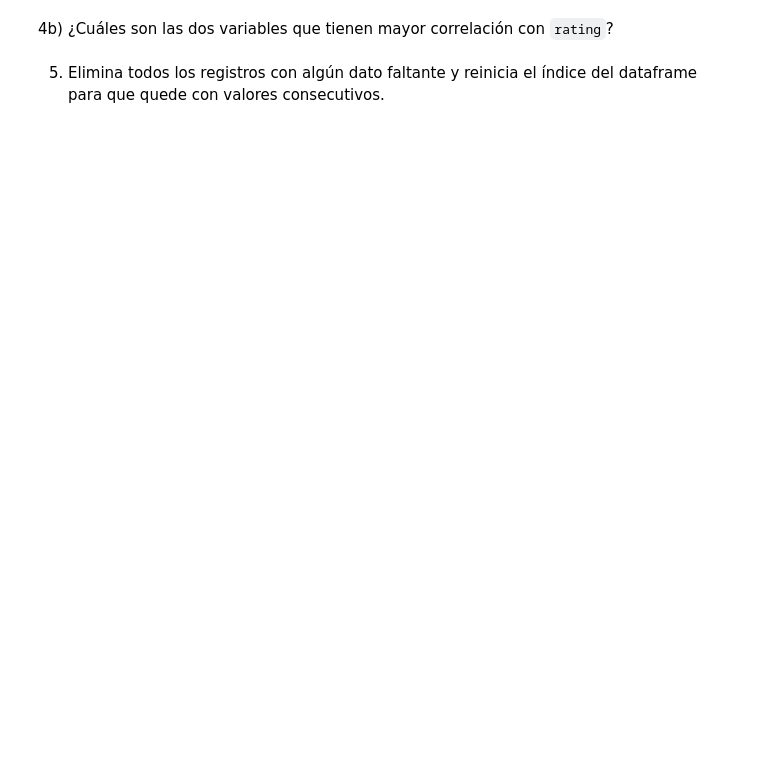
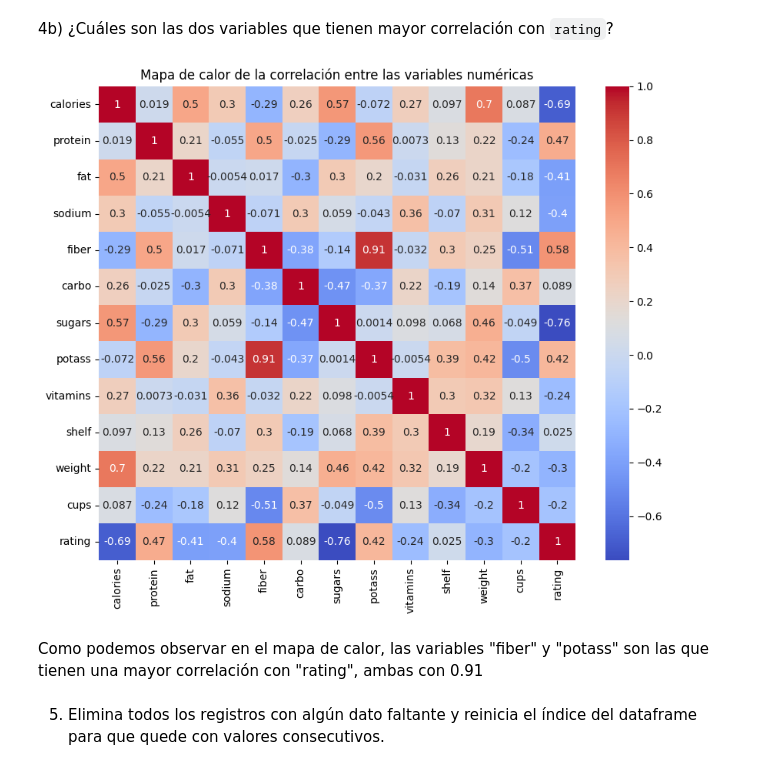
Before and after one commit to Hillelman/ciencia-de-datos-equipo, a Jupyter notebook: actividad-7/Actividad7PCA.ipynb, the cells around one changed output. Drawn from its saved outputs; the diff is of its cells as text; code cells hidden in the pictures; blank space fills up the shorter version.

```diff
--- a/actividad-7/Actividad7PCA.ipynb
+++ b/actividad-7/Actividad7PCA.ipynb
@@ -174,2 +212,14 @@ El histograma nos muestra que el segundo rango es el que tiene mayor frecuencia,
+# %%
+# Generando un mapa de calor para visualizar la correlación entre las variables numéricas
+sns.heatmap(correlacion, annot=True, cmap='coolwarm')
+plt.title('Mapa de calor de la correlación entre las variables numéricas')
+
+# Incrementando el tamaño de la figura para una mejor visualización
+plt.figure(figsize=(10, 8))
+plt.show()
+# %% [output]
+[figure, added]
+# %% [markdown]
+Como podemos observar en el mapa de calor, las variables "fiber" y "potass" son las que tienen una mayor correlación con "rating", ambas con 0.91
 # %% [markdown]
 5. Elimina todos los registros con algún dato faltante y reinicia el índice del dataframe para que quede con valores consecutivos.
```
Also changed, not shown: parts of 9 cells of this notebook.
